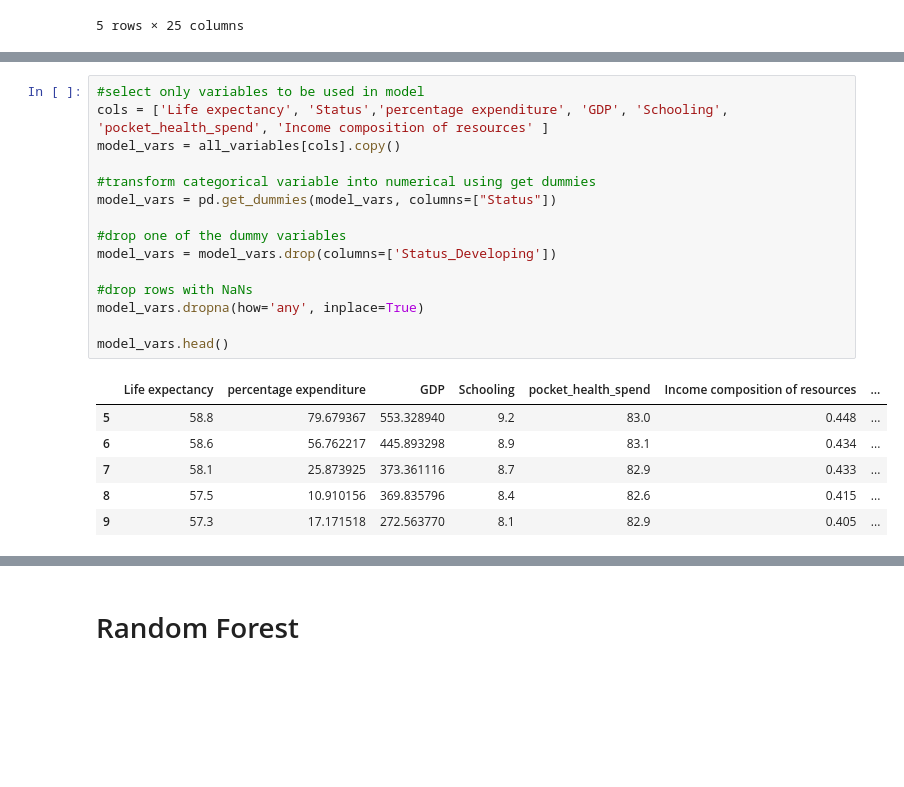
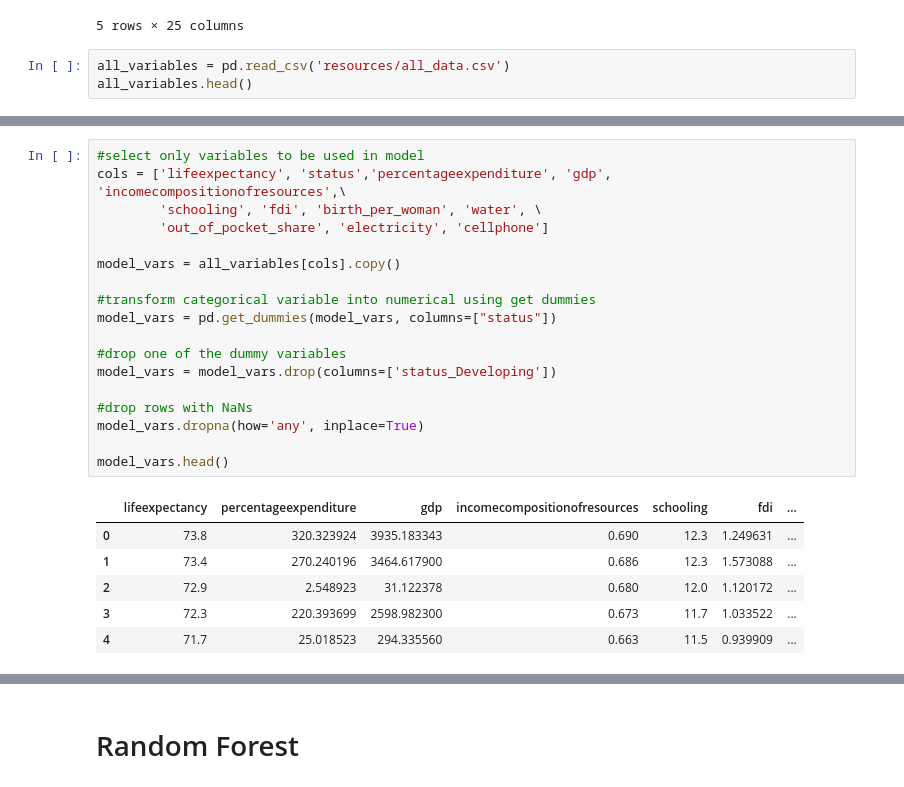
Before and after one commit to alyssamoyer/final_project, a Jupyter notebook: data_analysis.ipynb, the cells around one changed output, grey strips where cells are left out. Drawn from its saved outputs; the diff is of its cells as text; blank space fills up the shorter version.

```diff
--- a/data_analysis.ipynb
+++ b/data_analysis.ipynb
@@ -17,3 +17,6 @@ all_variables.head()
 | 3 | 3 | afghanistan | 2012 | Developing | 59.5 | 272.0 | 69 | 0.01 | ... |
 | 4 | 4 | afghanistan | 2011 | Developing | 59.2 | 275.0 | 71 | 0.01 | ... |
 5 rows × 25 columns
+# %%
+all_variables = pd.read_csv('resources/all_data.csv')
+all_variables.head()
@@ -20,22 +31,25 @@ all_variables.head()
 # %%
 #select only variables to be used in model
-cols = ['Life expectancy', 'Status','percentage expenditure', 'GDP', 'Schooling', 'pocket_health_spend', 'Income composition of resources' ]
+cols = ['lifeexpectancy', 'status','percentageexpenditure', 'gdp', 'incomecompositionofresources',\
+        'schooling', 'fdi', 'birth_per_woman', 'water', \
+        'out_of_pocket_share', 'electricity', 'cellphone']
+
 model_vars = all_variables[cols].copy()
 
 #transform categorical variable into numerical using get dummies
-model_vars = pd.get_dummies(model_vars, columns=["Status"])
+model_vars = pd.get_dummies(model_vars, columns=["status"])
 
 #drop one of the dummy variables
-model_vars = model_vars.drop(columns=['Status_Developing'])
+model_vars = model_vars.drop(columns=['status_Developing'])
 
 #drop rows with NaNs
 model_vars.dropna(how='any', inplace=True)
 
 model_vars.head()
 # %% [output]
-|  | Life expectancy | percentage expenditure | GDP | Schooling | pocket_health_spend | Income composition of resources | ... |
-| 5 | 58.8 | 79.679367 | 553.328940 | 9.2 | 83.0 | 0.448 | ... |
-| 6 | 58.6 | 56.762217 | 445.893298 | 8.9 | 83.1 | 0.434 | ... |
-| 7 | 58.1 | 25.873925 | 373.361116 | 8.7 | 82.9 | 0.433 | ... |
-| 8 | 57.5 | 10.910156 | 369.835796 | 8.4 | 82.6 | 0.415 | ... |
-| 9 | 57.3 | 17.171518 | 272.563770 | 8.1 | 82.9 | 0.405 | ... |
+|  | lifeexpectancy | percentageexpenditure | gdp | incomecompositionofresources | schooling | fdi | ... |
+| 0 | 73.8 | 320.323924 | 3935.183343 | 0.690 | 12.3 | 1.249631 | ... |
+| 1 | 73.4 | 270.240196 | 3464.617900 | 0.686 | 12.3 | 1.573088 | ... |
+| 2 | 72.9 | 2.548923 | 31.122378 | 0.680 | 12.0 | 1.120172 | ... |
+| 3 | 72.3 | 220.393699 | 2598.982300 | 0.673 | 11.7 | 1.033522 | ... |
+| 4 | 71.7 | 25.018523 | 294.335560 | 0.663 | 11.5 | 0.939909 | ... |
```
Also changed, not shown: parts of 2 cells of this notebook, 1 other file.
